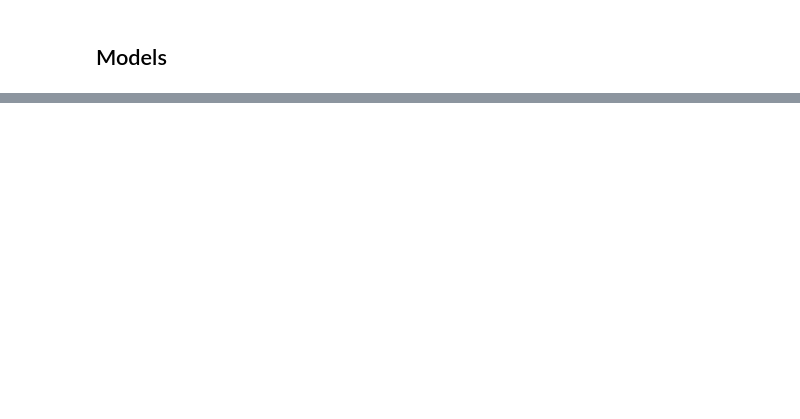
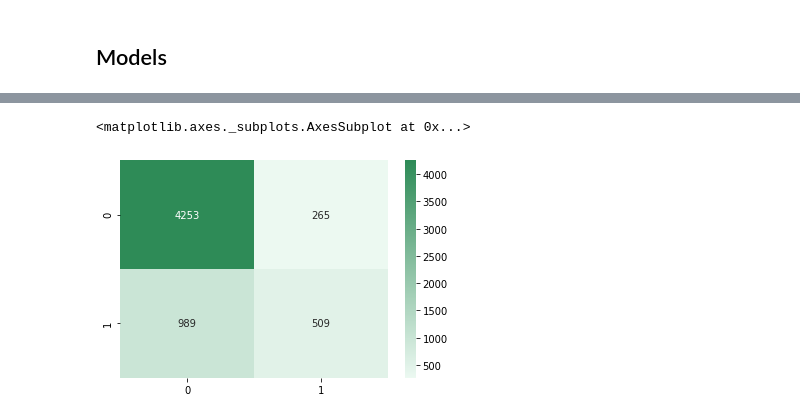
Before and after one commit to limafernando/falsb, a Jupyter notebook: madras_laftr.ipynb, the cells around one changed output, grey strips where cells are left out. Cells and saved outputs as stored; diff of their text form; code cells hidden in the pictures; blank space fills up the shorter version.

```diff
--- a/madras_laftr.ipynb
+++ b/madras_laftr.ipynb
@@ -54,0 +54,9 @@ valid_data = valid_data.batch(batch_size)
+# %%
+valid_file = data_folder/r'post_prep/adult_valid.csv'
+valid_data = np.genfromtxt(valid_file, delimiter=',')
+
+num_examples = valid_data.shape[0]
+
+x_valid, y_valid, a_valid = valid_data[:-8,:-1], valid_data[:-8,-1].reshape((num_examples-8, 1)), valid_data[:-8,-2].reshape((num_examples-8, 1))
+valid_data = Dataset.from_tensor_slices((x_valid, y_valid, a_valid))
+valid_data = valid_data.batch(batch_size)
@@ -234,0 +201,25 @@ def validation(model, valid_data):
+# %%
+def validation(model, valid_data):
+    losses = {'clas':[], 'dec':[], 'adv':[], 'model':[]}
+    accs = {'clas':[], 'dec':[], 'adv':[]}
+
+    Y_hat = None
+    A_hat = None
+    X_hat = None
+    batch_count = 1
+
+    for X, Y, A in valid_data:
+
+        model(X, Y, A)
+
+        if batch_count == 1:
+            Y_hat = model.Y_hat
+            A_hat = model.A_hat
+            X_hat = model.X_hat
+            batch_count += 1
+        else:
+            Y_hat = tf.concat([Y_hat, model.Y_hat], 0)
+            A_hat = tf.concat([A_hat, model.A_hat], 0)
+            X_hat = tf.concat([X_hat, model.X_hat], 0)
+
+    return Y_hat, A_hat, X_hat
@@ -442,0 +411,2 @@ sorted_unfair_deopps4deopp, sorted_unfair_accs_eopps4deopp = zip(*laftr4deopp)
+# %%
+cmap = sns.light_palette("seagreen", as_cmap=True)
@@ -442,0 +437,5 @@ sorted_unfair_deopps4deopp, sorted_unfair_accs_eopps4deopp = zip(*laftr4deopp)
+# %%
+sns.heatmap(ret4dp[4], cmap=cmap, annot=True, fmt='g')
+# %% [output]
+<matplotlib.axes._subplots.AxesSubplot at 0x...>
+[figure, added]
```
Also changed, not shown: parts of 48 cells of this notebook, 1 other file.
